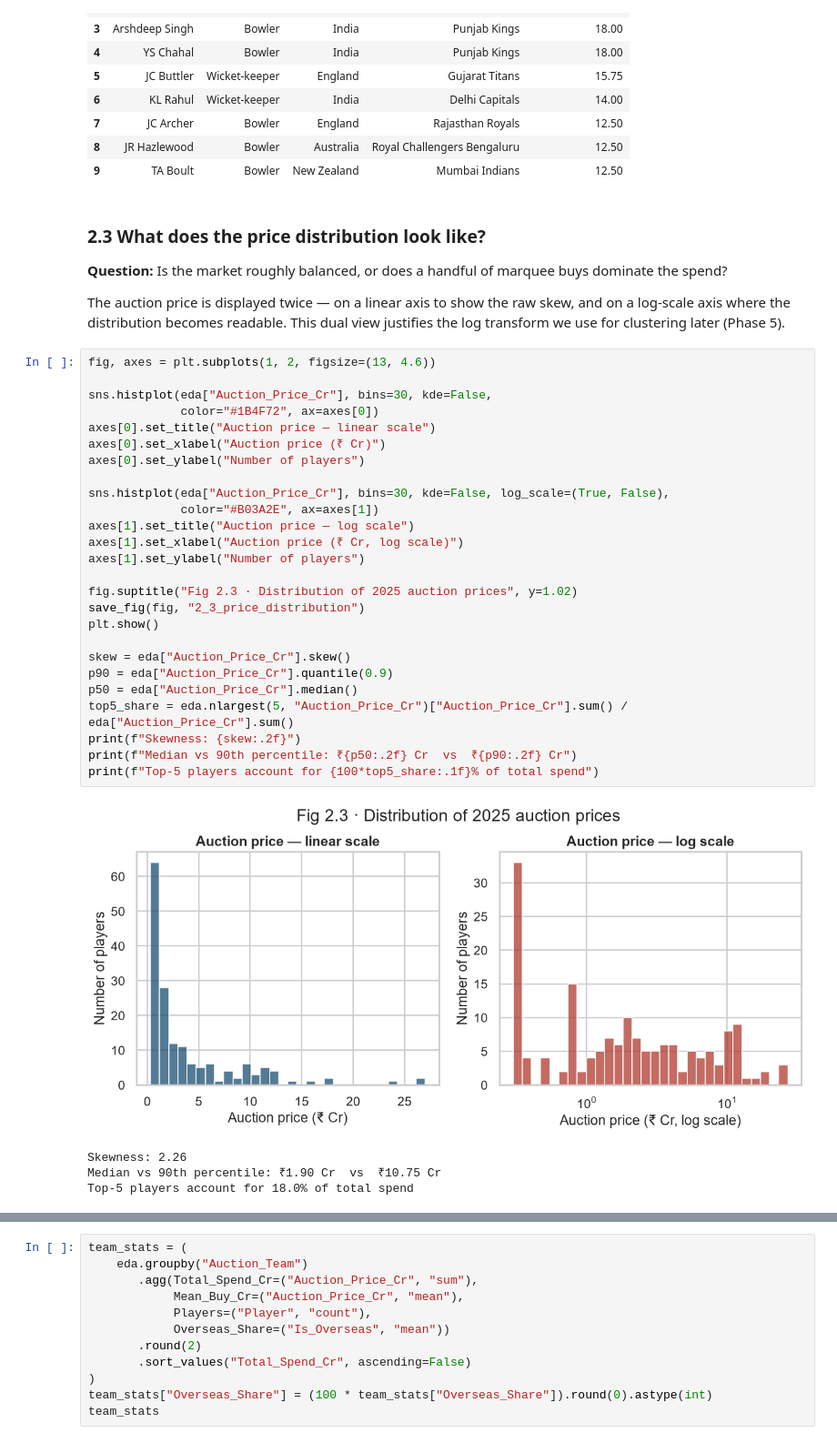
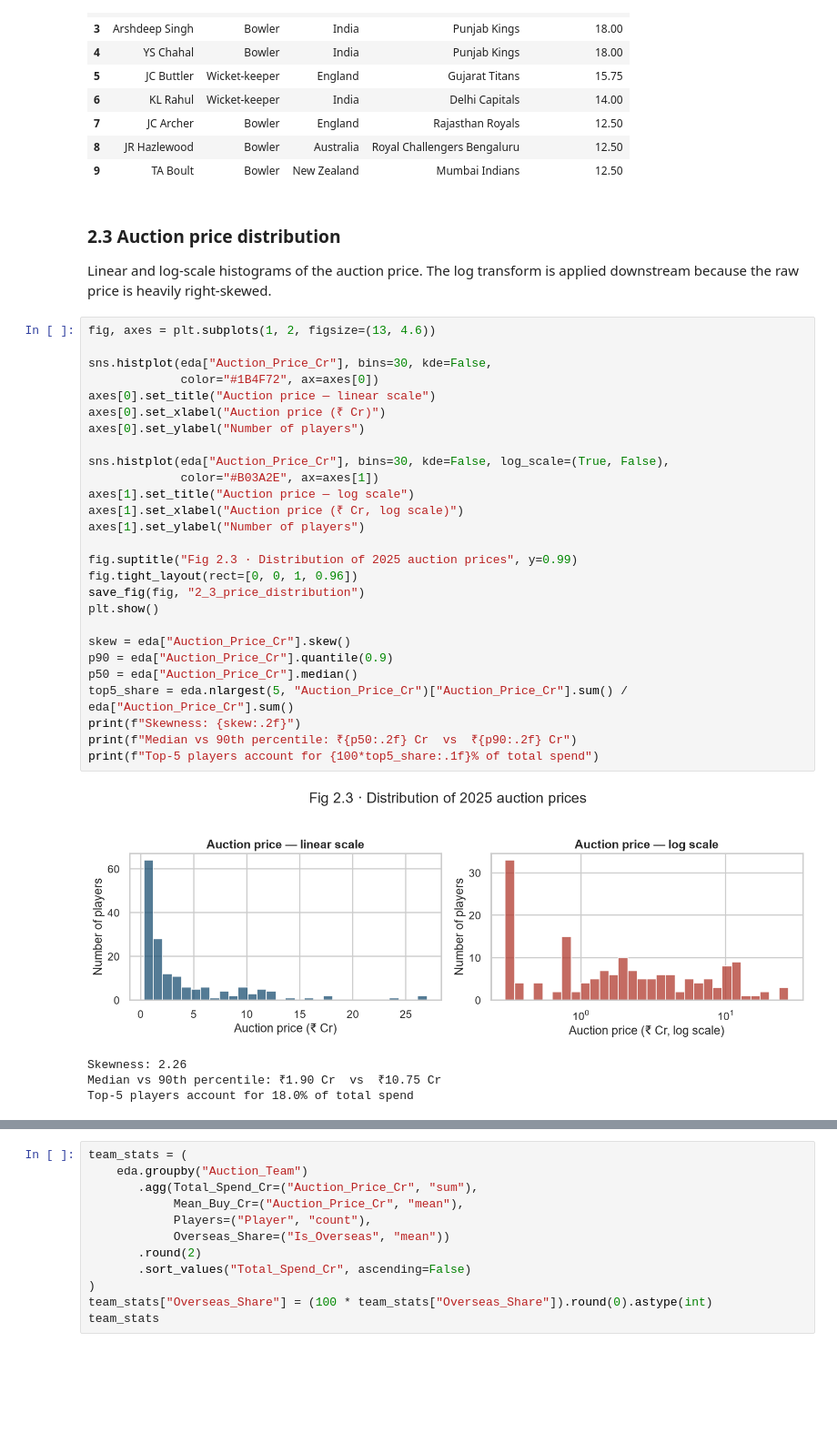
Before and after one commit to anusanth26/ipl-player-valuation, a Jupyter notebook: notebooks/analysis.ipynb, the cells around one changed output, grey strips where cells are left out. Shown at 91% size. Saved outputs shown, nothing was run; the diff lists cells and outputs as text; blank space fills up the shorter version.

```diff
--- a/notebooks/analysis.ipynb
+++ b/notebooks/analysis.ipynb
@@ -539,43 +449,40 @@ Top 10 acquisitions:
 | 8 | JR Hazlewood | Bowler | Australia | Royal Challengers Bengaluru | 12.50 |
 | 9 | TA Boult | Bowler | New Zealand | Mumbai Indians | 12.50 |
 # %% [markdown]
-### 2.3 What does the price distribution look like?
+### 2.3 Auction price distribution
 
-**Question:** Is the market roughly balanced, or does a handful of
-marquee buys dominate the spend?
-
-The auction price is displayed twice — on a linear axis to show the
-raw skew, and on a log-scale axis where the distribution becomes
-readable. This dual view justifies the log transform we use for
-clustering later (Phase 5).
+Linear and log-scale histograms of the auction price. The log
+transform is applied downstream because the raw price is heavily
+right-skewed.
 # %%
 fig, axes = plt.subplots(1, 2, figsize=(13, 4.6))
 
 sns.histplot(eda["Auction_Price_Cr"], bins=30, kde=False,
              color="#1B4F72", ax=axes[0])
 axes[0].set_title("Auction price — linear scale")
 axes[0].set_xlabel("Auction price (₹ Cr)")
 axes[0].set_ylabel("Number of players")
 
 sns.histplot(eda["Auction_Price_Cr"], bins=30, kde=False, log_scale=(True, False),
              color="#B03A2E", ax=axes[1])
 axes[1].set_title("Auction price — log scale")
 axes[1].set_xlabel("Auction price (₹ Cr, log scale)")
 axes[1].set_ylabel("Number of players")
 
-fig.suptitle("Fig 2.3 · Distribution of 2025 auction prices", y=1.02)
+fig.suptitle("Fig 2.3 · Distribution of 2025 auction prices", y=0.99)
+fig.tight_layout(rect=[0, 0, 1, 0.96])
 save_fig(fig, "2_3_price_distribution")
 plt.show()
 
 skew = eda["Auction_Price_Cr"].skew()
 p90 = eda["Auction_Price_Cr"].quantile(0.9)
 p50 = eda["Auction_Price_Cr"].median()
 top5_share = eda.nlargest(5, "Auction_Price_Cr")["Auction_Price_Cr"].sum() / eda["Auction_Price_Cr"].sum()
 print(f"Skewness: {skew:.2f}")
 print(f"Median vs 90th percentile: ₹{p50:.2f} Cr  vs  ₹{p90:.2f} Cr")
 print(f"Top-5 players account for {100*top5_share:.1f}% of total spend")
 # %% [output]
-[figure, old version]
+[figure, new version]
 Skewness: 2.26
 Median vs 90th percentile: ₹1.90 Cr  vs  ₹10.75 Cr
 Top-5 players account for 18.0% of total spend
```
Also changed, not shown: parts of 71 cells of this notebook, 17 other files.
